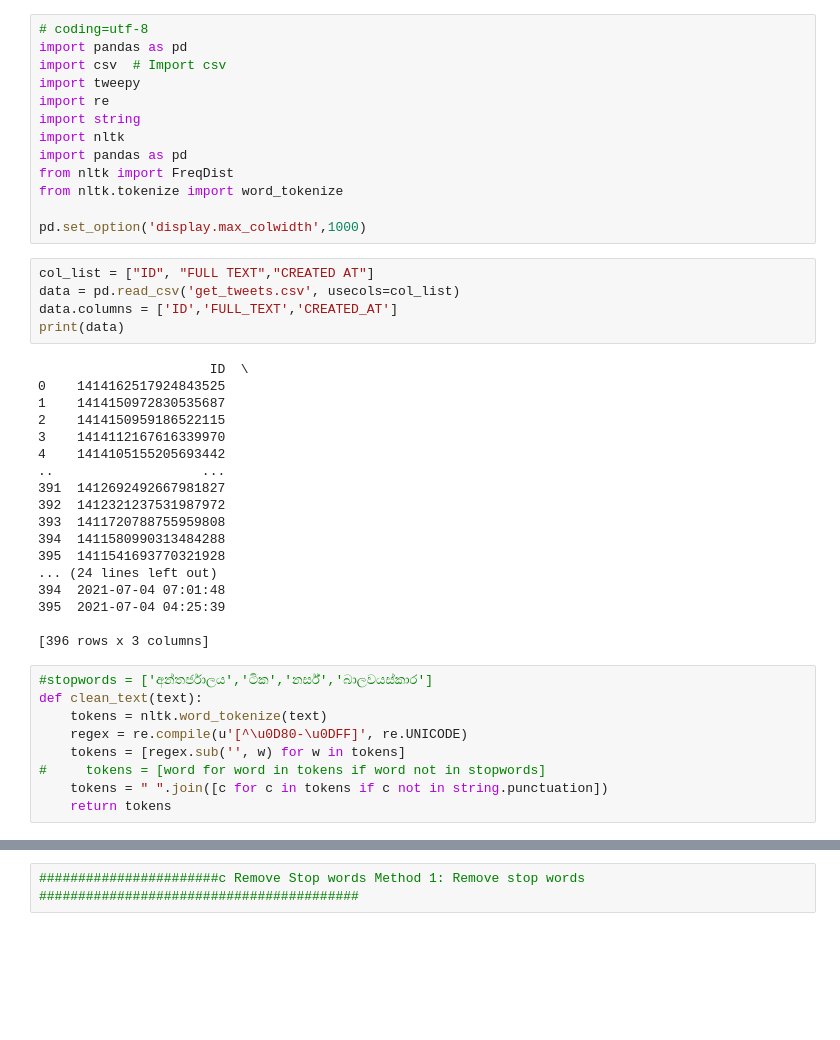
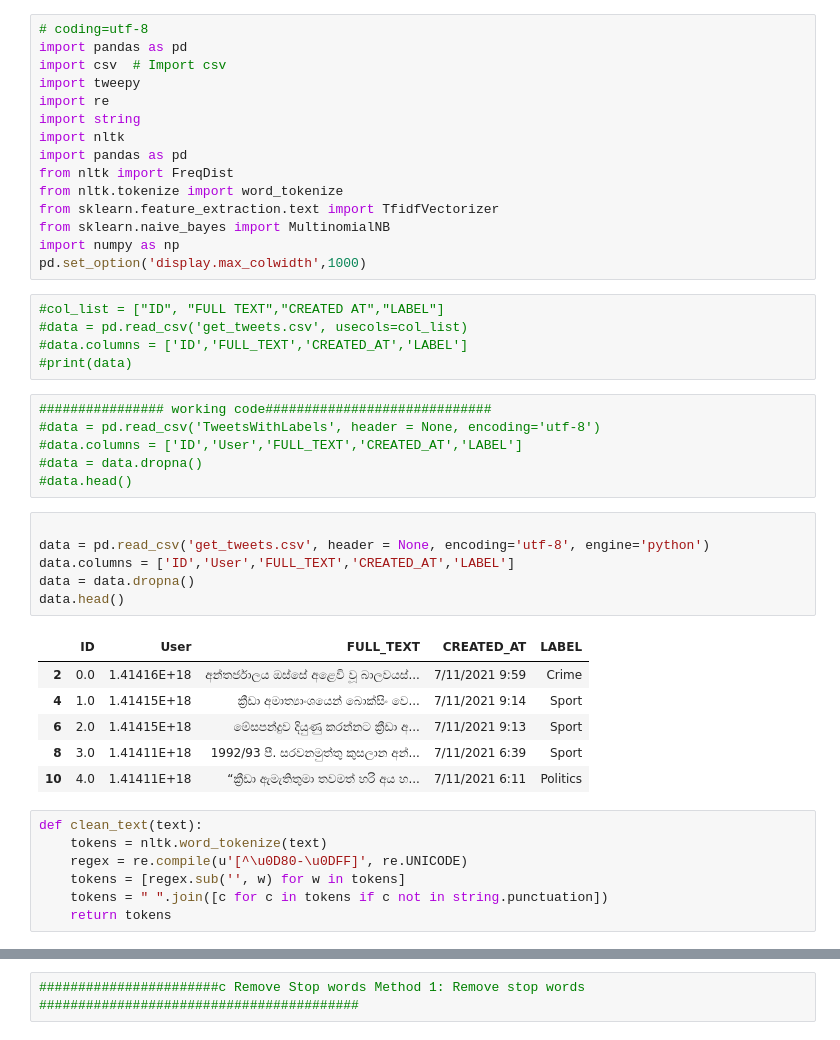
Before and after one commit to chandima131/Sinhala-Text-Classification, a Jupyter notebook: PreProcessing & Remove stop words.ipynb, the cells around one changed output, grey strips where cells are left out. Drawn from its saved outputs; the diff is of its cells as text; blank space fills up the shorter version.

Commit message:
changes to to reading csv file and change the dataset and add naive bayes classifire

```diff
--- a/PreProcessing & Remove stop words.ipynb
+++ b/PreProcessing & Remove stop words.ipynb
@@ -9,38 +9,39 @@ import nltk
 import pandas as pd
 from nltk import FreqDist
 from nltk.tokenize import word_tokenize
-
+from sklearn.feature_extraction.text import TfidfVectorizer
+from sklearn.naive_bayes import MultinomialNB
+import numpy as np
 pd.set_option('display.max_colwidth',1000)
 # %%
-col_list = ["ID", "FULL TEXT","CREATED AT"]
-data = pd.read_csv('get_tweets.csv', usecols=col_list)
-data.columns = ['ID','FULL_TEXT','CREATED_AT']
-print(data)
+#col_list = ["ID", "FULL TEXT","CREATED AT","LABEL"]
+#data = pd.read_csv('get_tweets.csv', usecols=col_list)
+#data.columns = ['ID','FULL_TEXT','CREATED_AT','LABEL']
+#print(data)
-# %% [output]
-                      ID  \
-0    1414162517924843525
-1    1414150972830535687
-2    1414150959186522115
-3    1414112167616339970
-4    1414105155205693442
-..                   ...
-391  1412692492667981827
-392  1412321237531987972
-393  1411720788755959808
-394  1411580990313484288
-395  1411541693770321928
-... (24 lines left out)
-394  2021-07-04 07:01:48
-395  2021-07-04 04:25:39
-
-[396 rows x 3 columns]
+# %%
+################ working code#############################
+#data = pd.read_csv('TweetsWithLabels', header = None, encoding='utf-8')
+#data.columns = ['ID','User','FULL_TEXT','CREATED_AT','LABEL']
+#data = data.dropna()
+#data.head()
+# %%
+
+data = pd.read_csv('get_tweets.csv', header = None, encoding='utf-8', engine='python')
+data.columns = ['ID','User','FULL_TEXT','CREATED_AT','LABEL']
+data = data.dropna()
+data.head()
+# %% [output]
+|  | ID | User | FULL_TEXT | CREATED_AT | LABEL |
+| 2 | 0.0 | 1.41416E+18 | අන්තර්ජාලය ඔස්සේ අළෙවි වූ බාලවයස්... | 7/11/2021 9:59 | Crime |
+| 4 | 1.0 | 1.41415E+18 | ක්‍රීඩා අමාත්‍යාංශයෙන් බොක්සිං වෙ... | 7/11/2021 9:14 | Sport |
+| 6 | 2.0 | 1.41415E+18 | මේසපන්දුව දියුණු කරන්නට ක්‍රීඩා අ... | 7/11/2021 9:13 | Sport |
+| 8 | 3.0 | 1.41411E+18 | 1992/93 පී. සරවනමුත්තු කුසලාන අන්... | 7/11/2021 6:39 | Sport |
+| 10 | 4.0 | 1.41411E+18 | “ක්‍රීඩා ඇමැතිතුමා තවමත් හරි අය හ... | 7/11/2021 6:11 | Politics |
 # %%
-#stopwords = ['අන්තර්ජාලය','ටික','නර්ස්','බාලවයස්කාර']
 def clean_text(text):
     tokens = nltk.word_tokenize(text)
     regex = re.compile(u'[^\u0D80-\u0DFF]', re.UNICODE)
     tokens = [regex.sub('', w) for w in tokens]
-#     tokens = [word for word in tokens if word not in stopwords]
     tokens = " ".join([c for c in tokens if c not in string.punctuation])
     return tokens
 # %%
```
Also changed, not shown: parts of 37 cells of this notebook, 6 other files.
